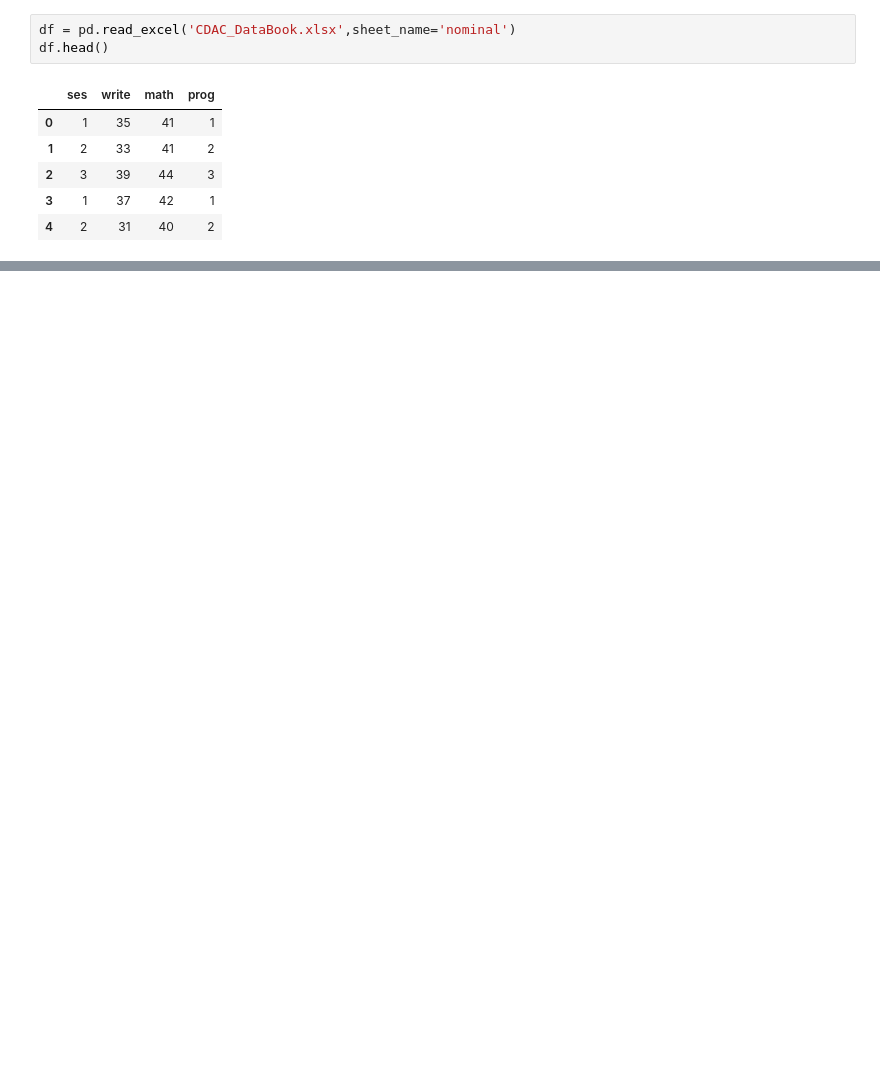
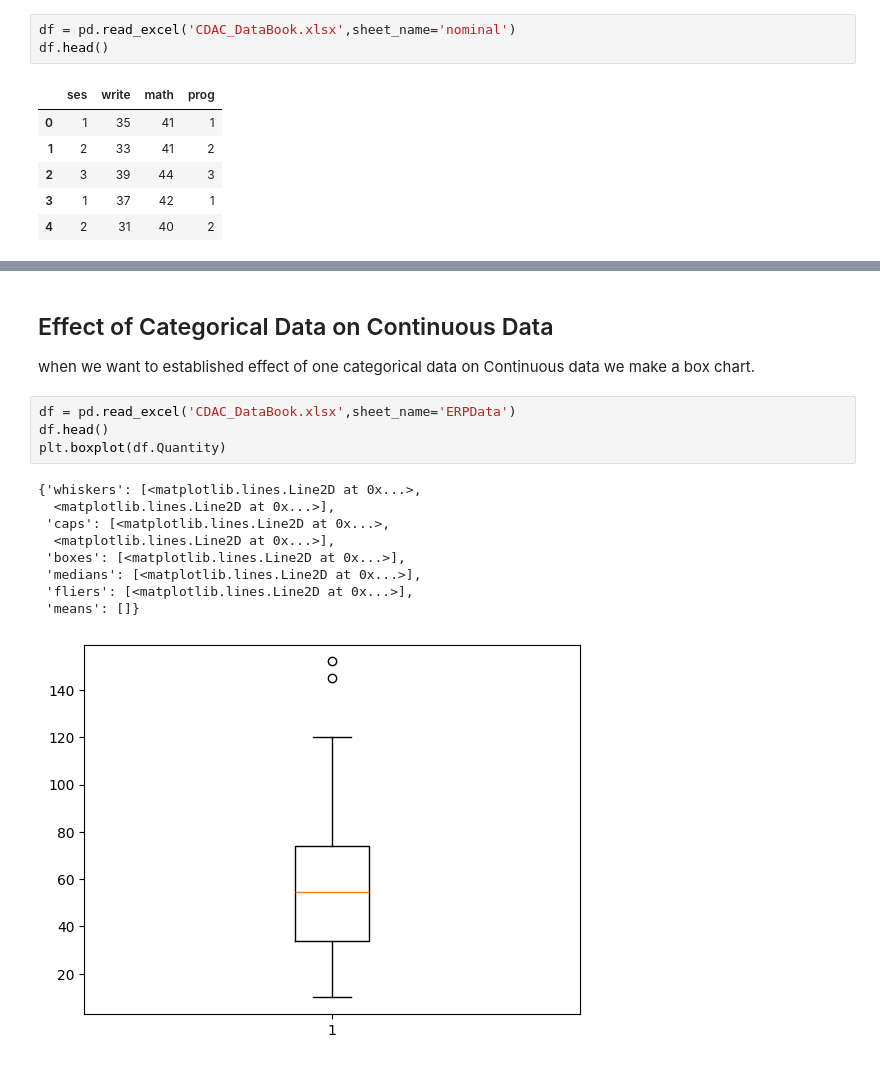
Before and after one commit to Omkar210/Statistics-and-ML, a Jupyter notebook: Day7.ipynb, the cells around one changed output, grey strips where cells are left out. Drawn from its saved outputs; the diff is of its cells as text; blank space fills up the shorter version.

```diff
--- a/Day7.ipynb
+++ b/Day7.ipynb
@@ -406,0 +423,17 @@ df.head()
+# %% [markdown]
+## Effect of Categorical Data on Continuous Data
+when we want to established effect of one categorical data on Continuous data we make a box chart.
+# %%
+df = pd.read_excel('CDAC_DataBook.xlsx',sheet_name='ERPData')
+df.head()
+plt.boxplot(df.Quantity)
+# %% [output]
+{'whiskers': [<matplotlib.lines.Line2D at 0x...>,
+  <matplotlib.lines.Line2D at 0x...>],
+ 'caps': [<matplotlib.lines.Line2D at 0x...>,
+  <matplotlib.lines.Line2D at 0x...>],
+ 'boxes': [<matplotlib.lines.Line2D at 0x...>],
+ 'medians': [<matplotlib.lines.Line2D at 0x...>],
+ 'fliers': [<matplotlib.lines.Line2D at 0x...>],
+ 'means': []}
+[figure, added]
```
Also changed, not shown: parts of 5 cells of this notebook.
